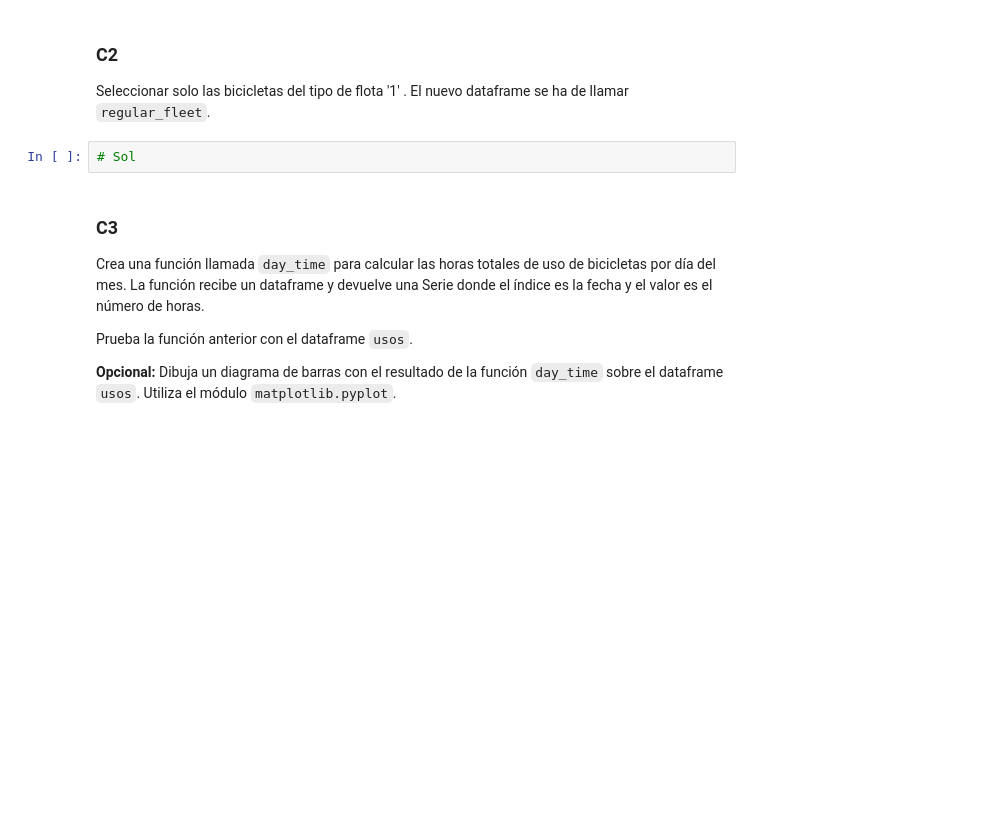
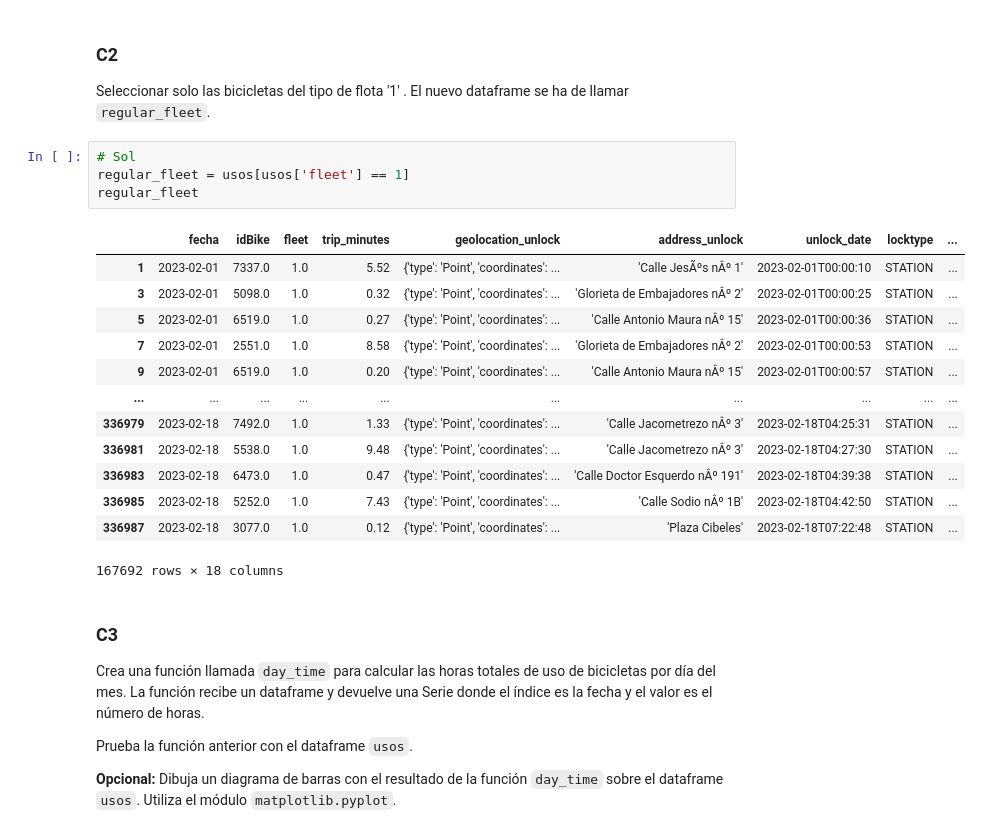
Before and after one commit to floren007/UCM, a Jupyter notebook: trabajo_programacion_avanzada_florentino/enunciado.ipynb, the cells around one changed output. Cells and saved outputs as stored; diff of their text form; blank space fills up the shorter version.

```diff
--- a/trabajo_programacion_avanzada_florentino/enunciado.ipynb
+++ b/trabajo_programacion_avanzada_florentino/enunciado.ipynb
@@ -333,8 +333,24 @@ usos.loc[(usos['unlocktype'] == 'STATION') & (usos['locktype'] != 'STATION')]
 ### C2
 
 Seleccionar solo las bicicletas del tipo de flota '1' . El nuevo dataframe se ha de llamar `regular_fleet`.
-# %%
-# Sol
+# %%
+# Sol
+regular_fleet = usos[usos['fleet'] == 1]
+regular_fleet
+# %% [output]
+|  | fecha | idBike | fleet | trip_minutes | geolocation_unlock | address_unlock | unlock_date | locktype | ... |
+| 1 | 2023-02-01 | 7337.0 | 1.0 | 5.52 | {'type': 'Point', 'coordinates': ... | 'Calle JesÃºs nÂº 1' | 2023-02-01T00:00:10 | STATION | ... |
+| 3 | 2023-02-01 | 5098.0 | 1.0 | 0.32 | {'type': 'Point', 'coordinates': ... | 'Glorieta de Embajadores nÂº 2' | 2023-02-01T00:00:25 | STATION | ... |
+| 5 | 2023-02-01 | 6519.0 | 1.0 | 0.27 | {'type': 'Point', 'coordinates': ... | 'Calle Antonio Maura nÂº 15' | 2023-02-01T00:00:36 | STATION | ... |
+| 7 | 2023-02-01 | 2551.0 | 1.0 | 8.58 | {'type': 'Point', 'coordinates': ... | 'Glorieta de Embajadores nÂº 2' | 2023-02-01T00:00:53 | STATION | ... |
+| 9 | 2023-02-01 | 6519.0 | 1.0 | 0.20 | {'type': 'Point', 'coordinates': ... | 'Calle Antonio Maura nÂº 15' | 2023-02-01T00:00:57 | STATION | ... |
+| ... | ... | ... | ... | ... | ... | ... | ... | ... | ... |
+| 336979 | 2023-02-18 | 7492.0 | 1.0 | 1.33 | {'type': 'Point', 'coordinates': ... | 'Calle Jacometrezo nÂº 3' | 2023-02-18T04:25:31 | STATION | ... |
+| 336981 | 2023-02-18 | 5538.0 | 1.0 | 9.48 | {'type': 'Point', 'coordinates': ... | 'Calle Jacometrezo nÂº 3' | 2023-02-18T04:27:30 | STATION | ... |
+| 336983 | 2023-02-18 | 6473.0 | 1.0 | 0.47 | {'type': 'Point', 'coordinates': ... | 'Calle Doctor Esquerdo nÂº 191' | 2023-02-18T04:39:38 | STATION | ... |
+| 336985 | 2023-02-18 | 5252.0 | 1.0 | 7.43 | {'type': 'Point', 'coordinates': ... | 'Calle Sodio nÂº 1B' | 2023-02-18T04:42:50 | STATION | ... |
+| 336987 | 2023-02-18 | 3077.0 | 1.0 | 0.12 | {'type': 'Point', 'coordinates': ... | 'Plaza Cibeles' | 2023-02-18T07:22:48 | STATION | ... |
+167692 rows × 18 columns
 # %% [markdown]
 ### C3
 
```
Also changed, not shown: parts of 2 cells of this notebook.
